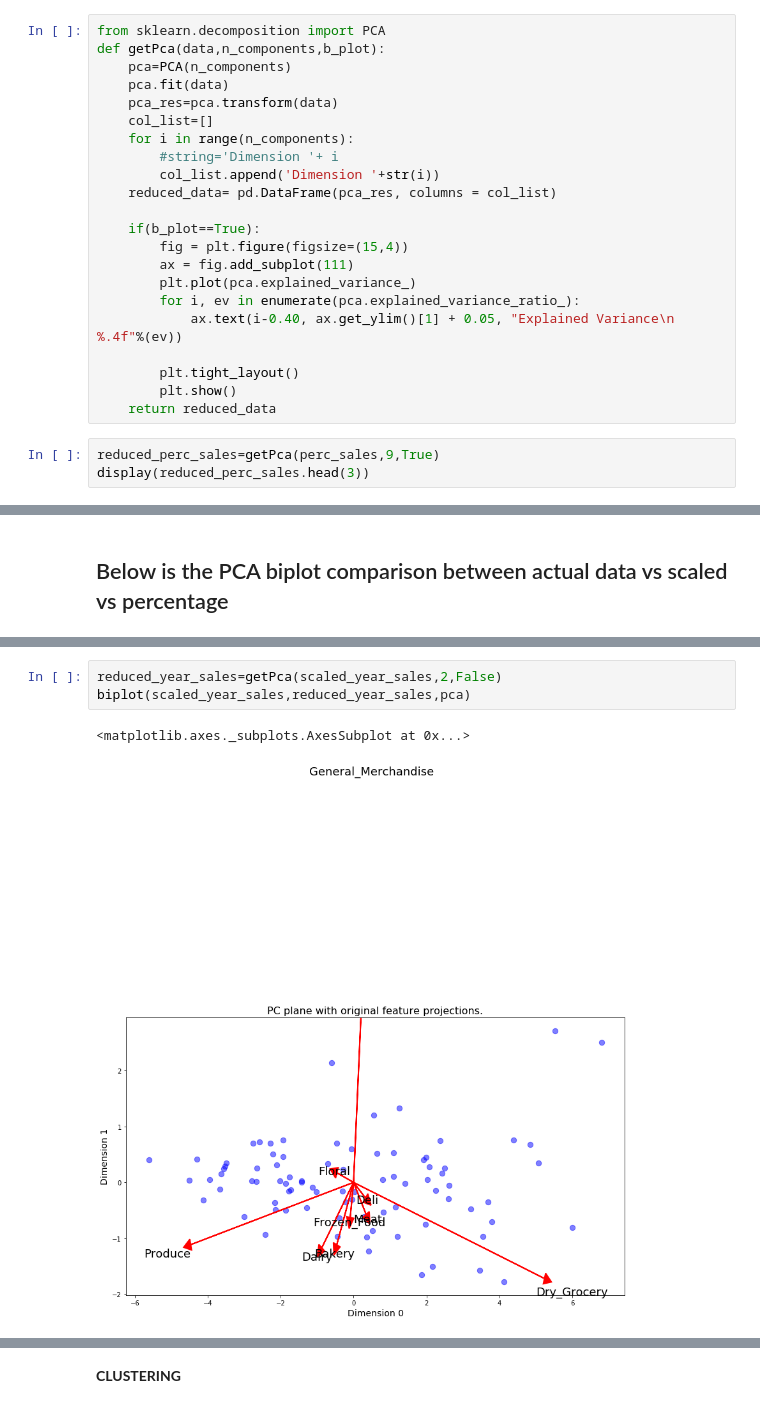
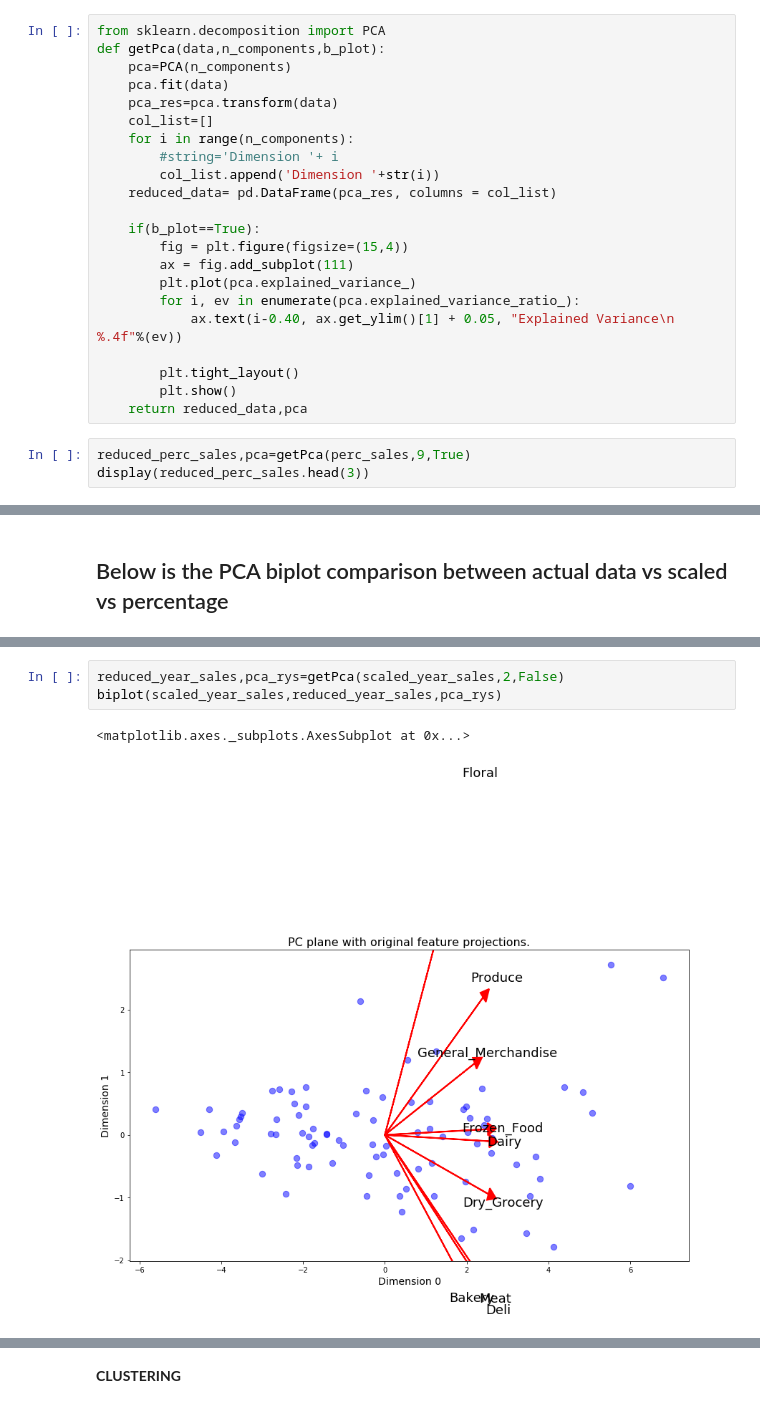
Before and after one commit to jartantupjar/11-Produce-Sales-Forecasting-and-Store-Clustering, a Jupyter notebook: Produce Sales Forecasting and Store Clustering-Best Clusters.ipynb, the cells around one changed output, grey strips where cells are left out. Saved outputs shown, nothing was run; the diff lists cells and outputs as text.

```diff
--- a/Produce Sales Forecasting and Store Clustering-Best Clusters.ipynb
+++ b/Produce Sales Forecasting and Store Clustering-Best Clusters.ipynb
@@ -216,9 +216,9 @@ def getPca(data,n_components,b_plot):
 
         plt.tight_layout()
         plt.show()
-    return reduced_data
+    return reduced_data,pca
 # %%
-reduced_perc_sales=getPca(perc_sales,9,True)
+reduced_perc_sales,pca=getPca(perc_sales,9,True)
 display(reduced_perc_sales.head(3))
 # %% [output]
 [figure]
@@ -260,9 +260,9 @@ biplot(year_sales,reduced_perc_sales,pca)
 <matplotlib.axes._subplots.AxesSubplot at 0x...>
 [figure]
 # %%
-reduced_year_sales=getPca(scaled_year_sales,2,False)
-biplot(scaled_year_sales,reduced_year_sales,pca)
+reduced_year_sales,pca_rys=getPca(scaled_year_sales,2,False)
+biplot(scaled_year_sales,reduced_year_sales,pca_rys)
 # %% [output]
 <matplotlib.axes._subplots.AxesSubplot at 0x...>
-[figure, old version]
+[figure, new version]
 # %%
```
Also changed, not shown: parts of 23 cells of this notebook.
